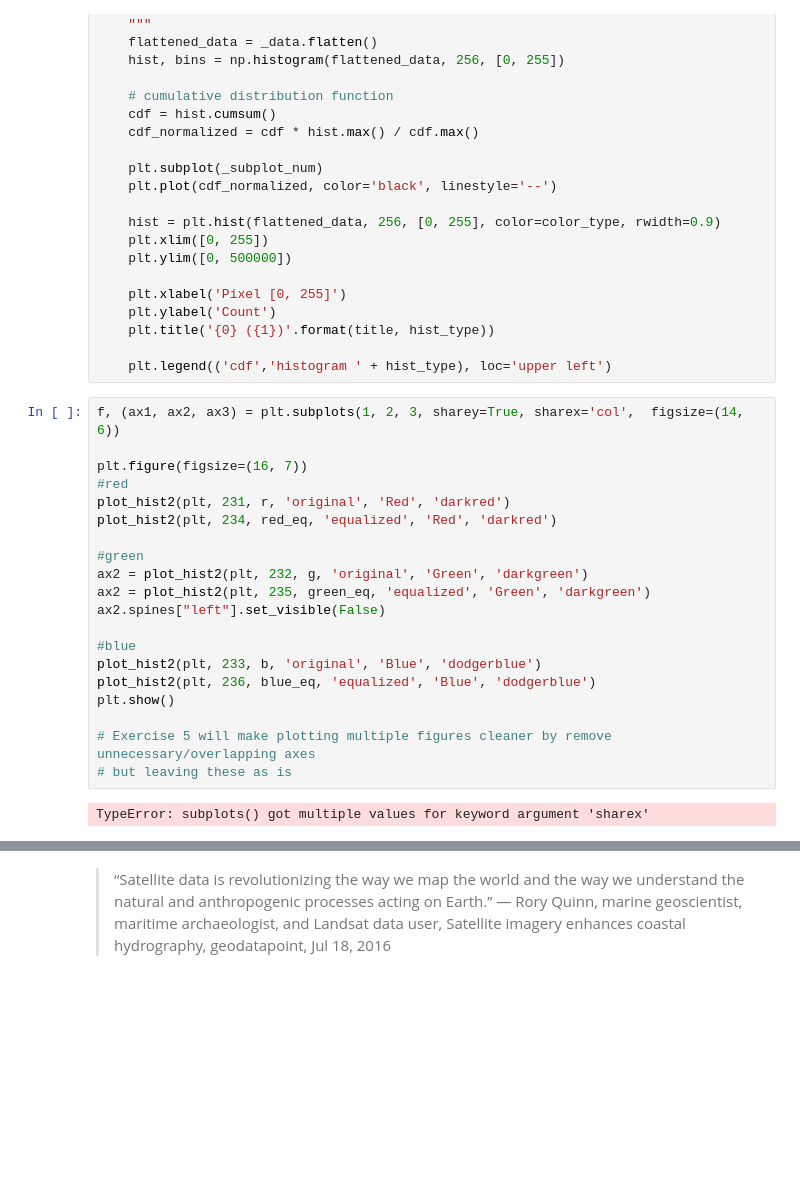
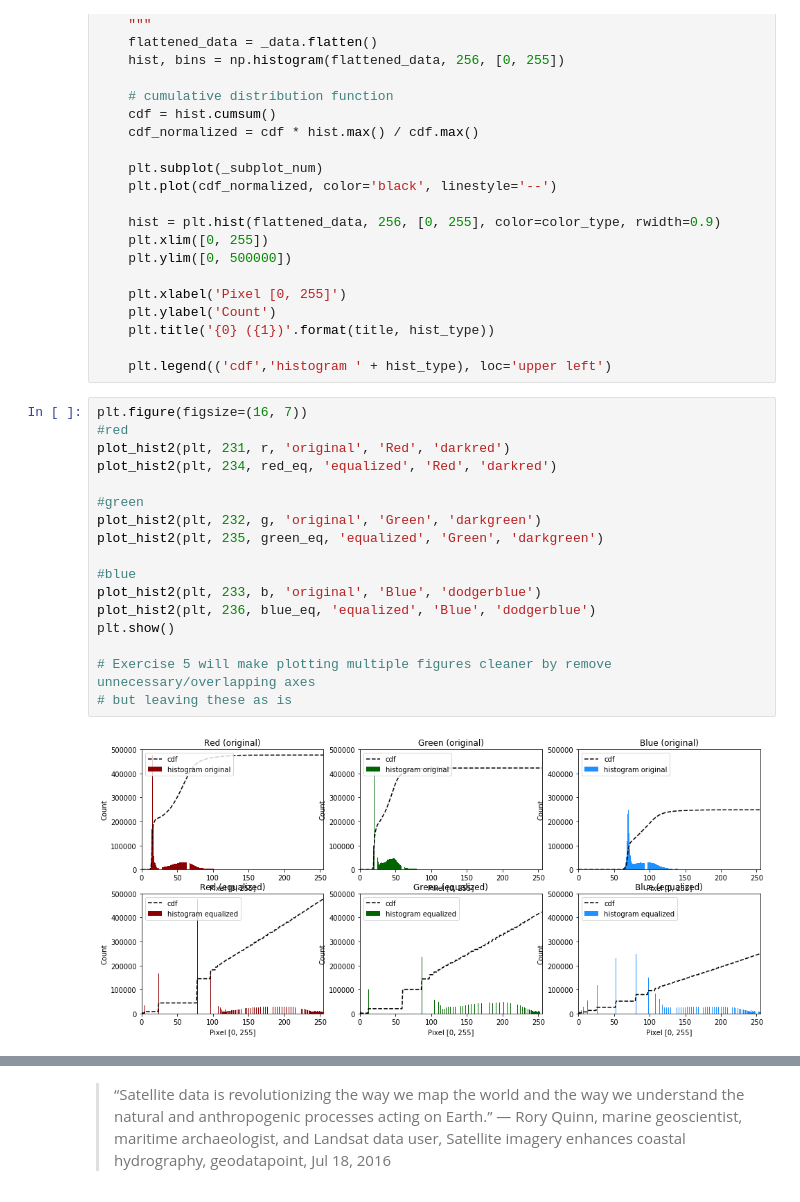
Before and after one commit to moonlimb/sio236-remote-sensing, a Jupyter notebook: lab5/Limb_Moon_Lab5.ipynb, the cells around one changed output, grey strips where cells are left out. Drawn from its saved outputs; the diff is of its cells as text; blank space fills up the shorter version.

```diff
--- a/lab5/Limb_Moon_Lab5.ipynb
+++ b/lab5/Limb_Moon_Lab5.ipynb
@@ -312,27 +312,24 @@ def plot_hist2(_plt, _subplot_num, _data, hist_type, title='Histogram', color_ty
 
     plt.legend(('cdf','histogram ' + hist_type), loc='upper left')
 # %%
-f, (ax1, ax2, ax3) = plt.subplots(1, 2, 3, sharey=True, sharex='col',  figsize=(14, 6))
-
 plt.figure(figsize=(16, 7))
 #red
 plot_hist2(plt, 231, r, 'original', 'Red', 'darkred')
 plot_hist2(plt, 234, red_eq, 'equalized', 'Red', 'darkred')
 
 #green
-ax2 = plot_hist2(plt, 232, g, 'original', 'Green', 'darkgreen')
-ax2 = plot_hist2(plt, 235, green_eq, 'equalized', 'Green', 'darkgreen')
-ax2.spines["left"].set_visible(False)
+plot_hist2(plt, 232, g, 'original', 'Green', 'darkgreen')
+plot_hist2(plt, 235, green_eq, 'equalized', 'Green', 'darkgreen')
 
 #blue
 plot_hist2(plt, 233, b, 'original', 'Blue', 'dodgerblue')
 plot_hist2(plt, 236, blue_eq, 'equalized', 'Blue', 'dodgerblue')
 plt.show()
 
 # Exercise 5 will make plotting multiple figures cleaner by remove unnecessary/overlapping axes
 # but leaving these as is
 # %% [output]
-TypeError: subplots() got multiple values for keyword argument 'sharex'
+[figure, added]
 # %%
 # Plot histograms on the same figure
 
```
Also changed, not shown: parts of 2 cells of this notebook.
